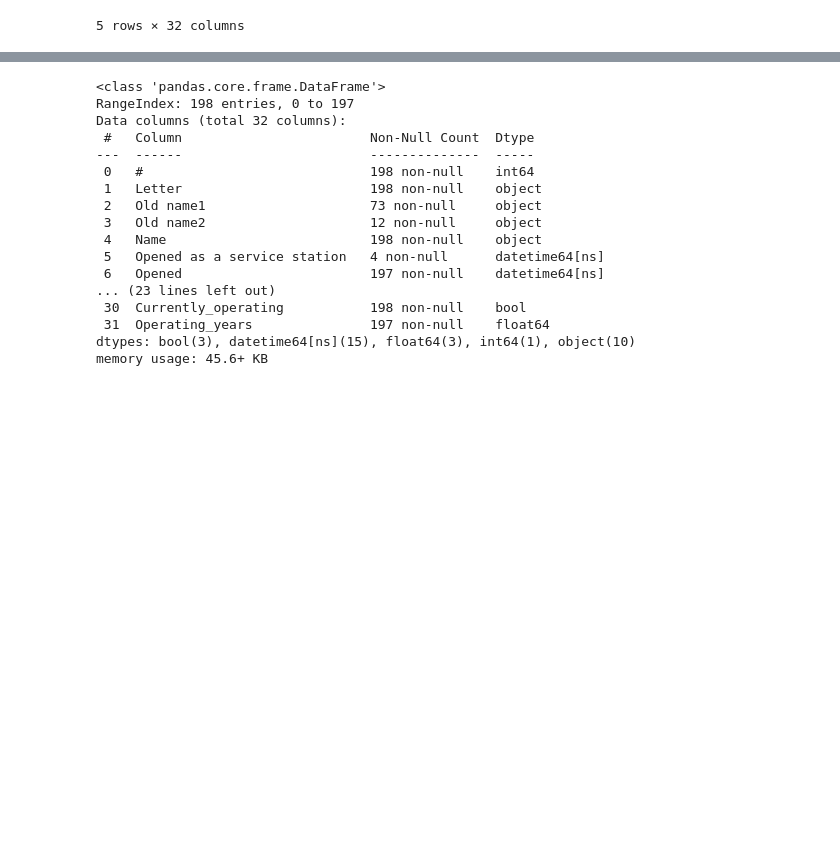
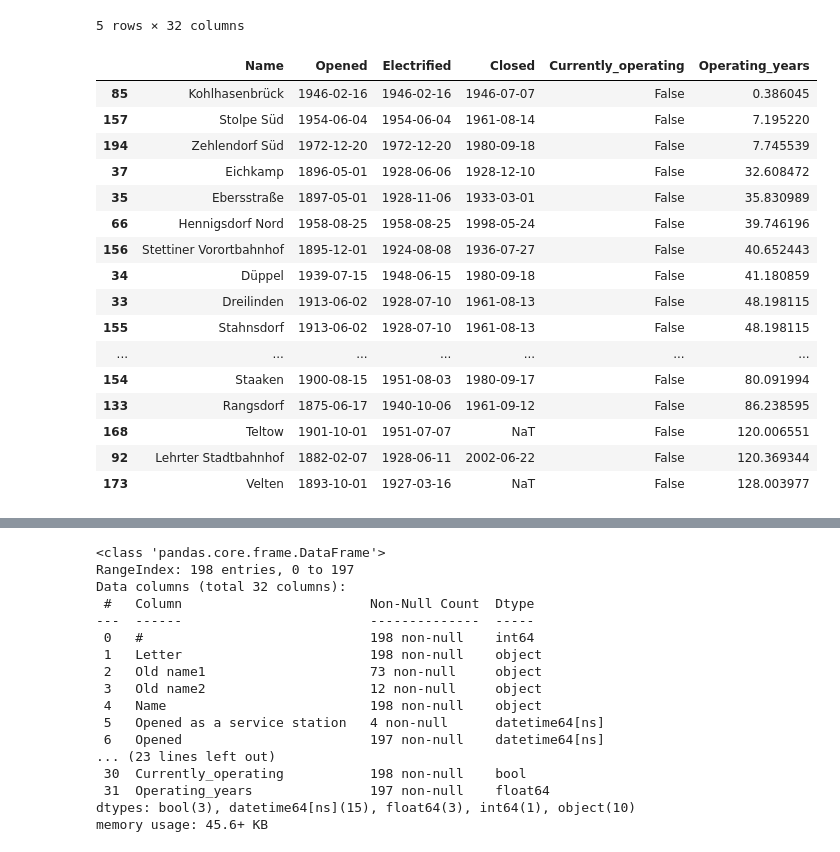
Before and after one commit to ulugbekruziboev/berlin-s-bahn, a Jupyter notebook: S-Bahn_project.ipynb, the cells around one changed output, grey strips where cells are left out. Cells and saved outputs as stored; diff of their text form; code cells hidden in the pictures; blank space fills up the shorter version.

```diff
--- a/S-Bahn_project.ipynb
+++ b/S-Bahn_project.ipynb
@@ -76,3 +57,23 @@ df.head()
 | 3 | 4 | A | NaN | NaN | Alexanderplatz | NaT | 1882-02-07 | 1928-06-11 | ... |
 | 4 | 5 | A | Reinickendorf (Dorf) | NaN | Alt-Reinickendorf | NaT | 1893-10-01 | 1927-03-16 | ... |
 5 rows × 32 columns
+# %%
+df[df['Currently_operating'] == False][['Name', 'Opened', 'Electrified', 'Closed', 'Currently_operating', 'Operating_years']].sort_values('Operating_years')
+# %% [output]
+|  | Name | Opened | Electrified | Closed | Currently_operating | Operating_years |
+| 85 | Kohlhasenbrück | 1946-02-16 | 1946-02-16 | 1946-07-07 | False | 0.386045 |
+| 157 | Stolpe Süd | 1954-06-04 | 1954-06-04 | 1961-08-14 | False | 7.195220 |
+| 194 | Zehlendorf Süd | 1972-12-20 | 1972-12-20 | 1980-09-18 | False | 7.745539 |
+| 37 | Eichkamp | 1896-05-01 | 1928-06-06 | 1928-12-10 | False | 32.608472 |
+| 35 | Ebersstraße | 1897-05-01 | 1928-11-06 | 1933-03-01 | False | 35.830989 |
+| 66 | Hennigsdorf Nord | 1958-08-25 | 1958-08-25 | 1998-05-24 | False | 39.746196 |
+| 156 | Stettiner Vorortbahnhof | 1895-12-01 | 1924-08-08 | 1936-07-27 | False | 40.652443 |
+| 34 | Düppel | 1939-07-15 | 1948-06-15 | 1980-09-18 | False | 41.180859 |
+| 33 | Dreilinden | 1913-06-02 | 1928-07-10 | 1961-08-13 | False | 48.198115 |
+| 155 | Stahnsdorf | 1913-06-02 | 1928-07-10 | 1961-08-13 | False | 48.198115 |
+| ... | ... | ... | ... | ... | ... | ... |
+| 154 | Staaken | 1900-08-15 | 1951-08-03 | 1980-09-17 | False | 80.091994 |
+| 133 | Rangsdorf | 1875-06-17 | 1940-10-06 | 1961-09-12 | False | 86.238595 |
+| 168 | Teltow | 1901-10-01 | 1951-07-07 | NaT | False | 120.006551 |
+| 92 | Lehrter Stadtbahnhof | 1882-02-07 | 1928-06-11 | 2002-06-22 | False | 120.369344 |
+| 173 | Velten | 1893-10-01 | 1927-03-16 | NaT | False | 128.003977 |
```
Also changed, not shown: parts of 15 cells of this notebook, 7 other files.
